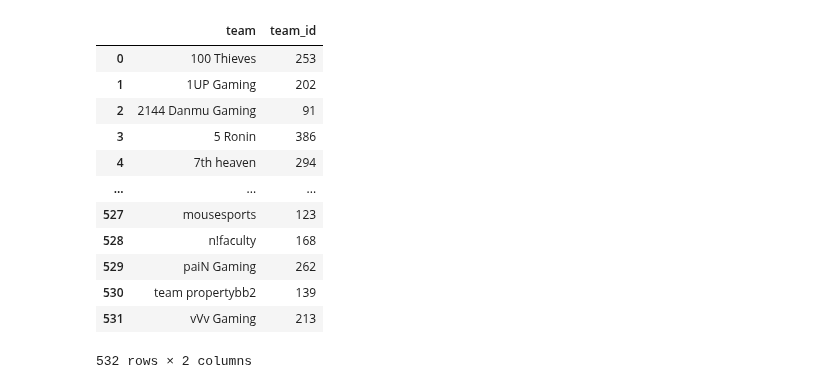
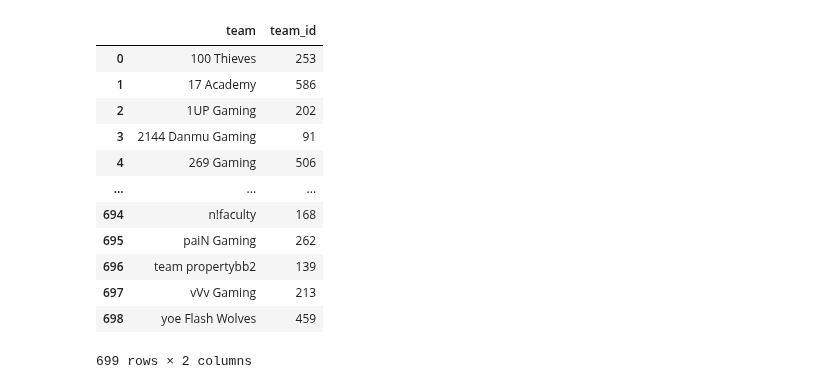
Before and after one commit to posky/LoL-Esports, a Jupyter notebook: glicko_rating_matches.ipynb, the cells around one changed output. Saved outputs shown, nothing was run; the diff lists cells and outputs as text; code cells hidden in the pictures.

```diff
--- a/glicko_rating_matches.ipynb
+++ b/glicko_rating_matches.ipynb
@@ -183,25 +191,19 @@ def get_team_name(same_team_names, name):
-# %%
-TARGET_LEAGUES = [
-    'LCK', 'LPL', 'LoL EMEA Championship', 'EU LCS', 'LCS', 'NA LCS',
-    'MSI', 'WCS',
-    'PCS', 'VCS', 'LJL', 'CBLOL', 'LLA', 'LCO', 'TCL', 'LCL',
-]
-
-teams_id = pd.read_csv('teams_id.csv')
-teams_id
-# %% [output]
-|  | team | team_id |
-| 0 | 100 Thieves | 253 |
-| 1 | 1UP Gaming | 202 |
-| 2 | 2144 Danmu Gaming | 91 |
-| 3 | 5 Ronin | 386 |
-| 4 | 7th heaven | 294 |
-| ... | ... | ... |
-| 527 | mousesports | 123 |
-| 528 | n!faculty | 168 |
-| 529 | paiN Gaming | 262 |
-| 530 | team propertybb2 | 139 |
-| 531 | vVv Gaming | 213 |
-532 rows × 2 columns
+# %%
+teams_id = pd.read_csv('./csv/teams_id.csv')
+teams_id
+# %% [output]
+|  | team | team_id |
+| 0 | 100 Thieves | 253 |
+| 1 | 17 Academy | 586 |
+| 2 | 1UP Gaming | 202 |
+| 3 | 2144 Danmu Gaming | 91 |
+| 4 | 269 Gaming | 506 |
+| ... | ... | ... |
+| 694 | n!faculty | 168 |
+| 695 | paiN Gaming | 262 |
+| 696 | team propertybb2 | 139 |
+| 697 | vVv Gaming | 213 |
+| 698 | yoe Flash Wolves | 459 |
+699 rows × 2 columns
 # %%
 teams = {}
```
Also changed, not shown: parts of 4 cells of this notebook.
